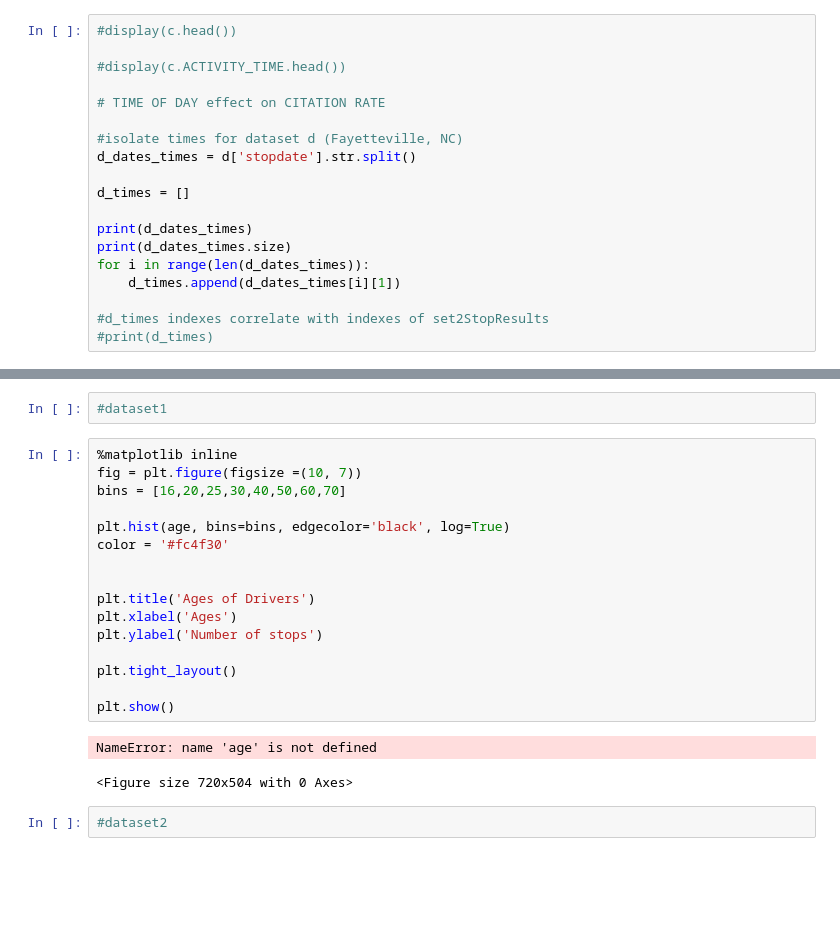
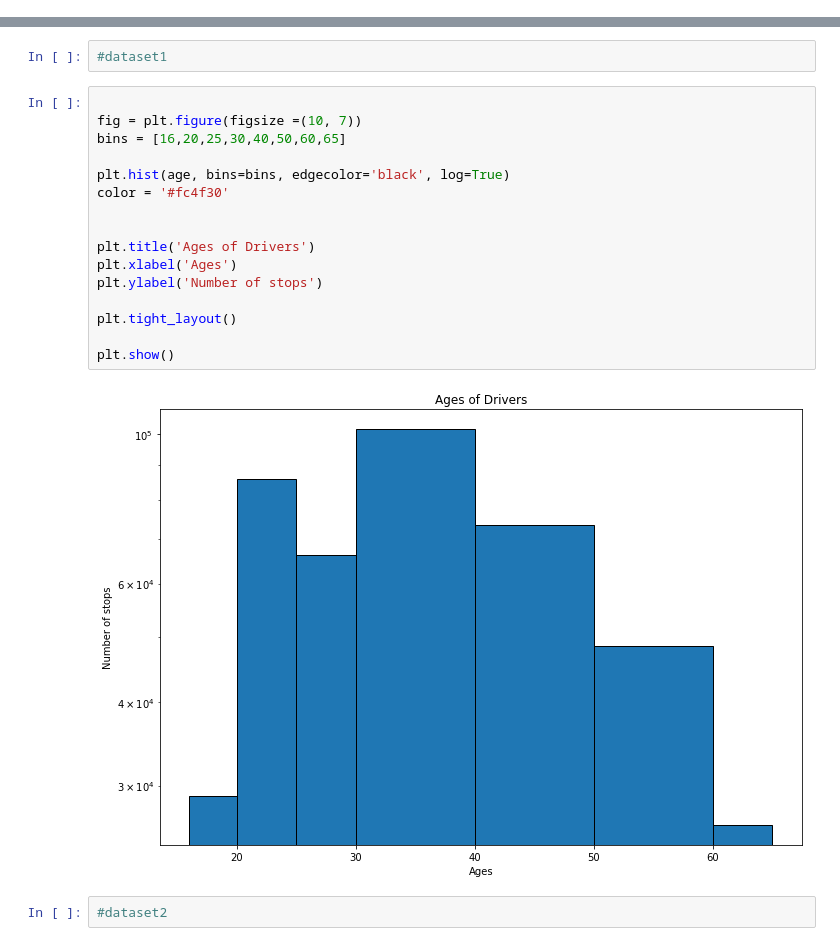
Before and after one commit to neilkotun/CAP4770_project, a Jupyter notebook: analysis.ipynb, the cells around one changed output, grey strips where cells are left out. Cells and saved outputs as stored; diff of their text form; blank space fills up the shorter version.

```diff
--- a/analysis.ipynb
+++ b/analysis.ipynb
@@ -61,22 +61,3 @@ set1Months.sort()
 257899  2022/04/15 08:03:09+00  WRITTEN WARNING
 
 [257900 rows x 2 columns]
-# %%
-#display(c.head())
-
-#display(c.ACTIVITY_TIME.head())
-
-# TIME OF DAY effect on CITATION RATE
-
-#isolate times for dataset d (Fayetteville, NC)
-d_dates_times = d['stopdate'].str.split()
-
-d_times = []
-
-print(d_dates_times)
-print(d_dates_times.size)
-for i in range(len(d_dates_times)):
-    d_times.append(d_dates_times[i][1])
-
-#d_times indexes correlate with indexes of set2StopResults
-#print(d_times)
@@ -219,24 +174,23 @@ for i in c1['DRIVER_AGE_RANGE']:
 # %%
 #dataset1
 # %%
-%matplotlib inline
+
 fig = plt.figure(figsize =(10, 7))
-bins = [16,20,25,30,40,50,60,70]
+bins = [16,20,25,30,40,50,60,65]
 
 plt.hist(age, bins=bins, edgecolor='black', log=True)
 color = '#fc4f30'
 
 
 plt.title('Ages of Drivers')
 plt.xlabel('Ages')
 plt.ylabel('Number of stops')
 
 plt.tight_layout()
 
 plt.show()
 # %% [output]
-NameError: name 'age' is not defined
-<Figure size 720x504 with 0 Axes>
+[figure, added]
 # %%
 #dataset2
 # %%
```
Also changed, not shown: parts of 96 cells of this notebook.
